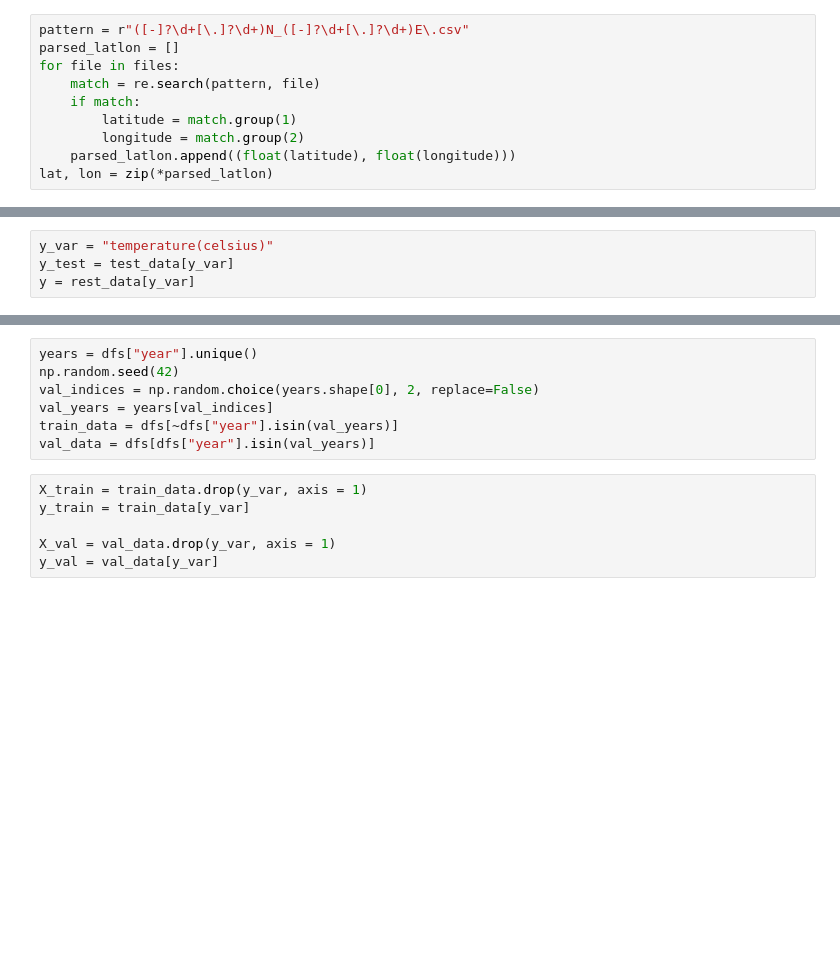
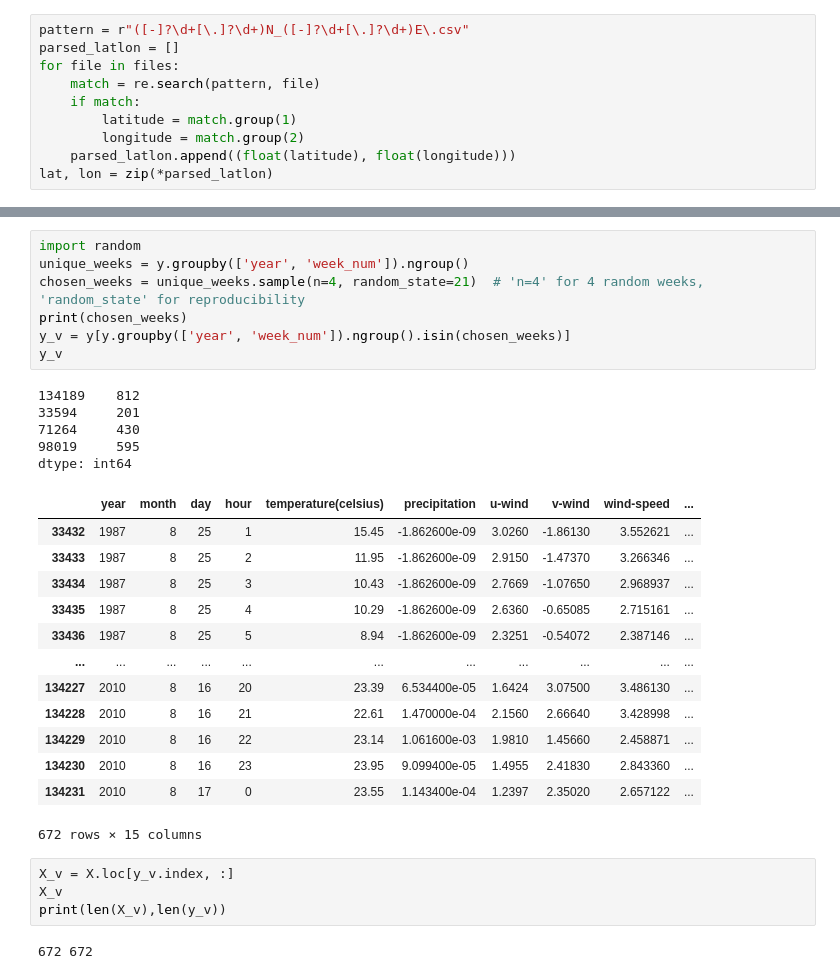
Before and after one commit to MahatmaDanG/ADSGroup16, a Jupyter notebook: ml/nn.ipynb, the cells around one changed output, grey strips where cells are left out. Drawn from its saved outputs; the diff is of its cells as text; blank space fills up the shorter version.

```diff
--- a/ml/nn.ipynb
+++ b/ml/nn.ipynb
@@ -66,4 +134,0 @@ rest_data = dfs[dfs["year"]!=2018]
-# %%
-y_var = "temperature(celsius)"
-y_test = test_data[y_var]
-y = rest_data[y_var]
@@ -86,13 +135,32 @@ Name: temperature(celsius), Length: 3997428, dtype: float64
-# %%
-years = dfs["year"].unique()
-np.random.seed(42)
-val_indices = np.random.choice(years.shape[0], 2, replace=False)
-val_years = years[val_indices]
-train_data = dfs[~dfs["year"].isin(val_years)]
-val_data = dfs[dfs["year"].isin(val_years)]
-# %%
-X_train = train_data.drop(y_var, axis = 1)
-y_train = train_data[y_var]
-
-X_val = val_data.drop(y_var, axis = 1)
-y_val = val_data[y_var]
+# %%
+import random
+unique_weeks = y.groupby(['year', 'week_num']).ngroup()
+chosen_weeks = unique_weeks.sample(n=4, random_state=21)  # 'n=4' for 4 random weeks, 'random_state' for reproducibility
+print(chosen_weeks)
+y_v = y[y.groupby(['year', 'week_num']).ngroup().isin(chosen_weeks)]
+y_v
+# %% [output]
+134189    812
+33594     201
+71264     430
+98019     595
+dtype: int64
+|  | year | month | day | hour | temperature(celsius) | precipitation | u-wind | v-wind | wind-speed | ... |
+| 33432 | 1987 | 8 | 25 | 1 | 15.45 | -1.862600e-09 | 3.0260 | -1.86130 | 3.552621 | ... |
+| 33433 | 1987 | 8 | 25 | 2 | 11.95 | -1.862600e-09 | 2.9150 | -1.47370 | 3.266346 | ... |
+| 33434 | 1987 | 8 | 25 | 3 | 10.43 | -1.862600e-09 | 2.7669 | -1.07650 | 2.968937 | ... |
+| 33435 | 1987 | 8 | 25 | 4 | 10.29 | -1.862600e-09 | 2.6360 | -0.65085 | 2.715161 | ... |
+| 33436 | 1987 | 8 | 25 | 5 | 8.94 | -1.862600e-09 | 2.3251 | -0.54072 | 2.387146 | ... |
+| ... | ... | ... | ... | ... | ... | ... | ... | ... | ... | ... |
+| 134227 | 2010 | 8 | 16 | 20 | 23.39 | 6.534400e-05 | 1.6424 | 3.07500 | 3.486130 | ... |
+| 134228 | 2010 | 8 | 16 | 21 | 22.61 | 1.470000e-04 | 2.1560 | 2.66640 | 3.428998 | ... |
+| 134229 | 2010 | 8 | 16 | 22 | 23.14 | 1.061600e-03 | 1.9810 | 1.45660 | 2.458871 | ... |
+| 134230 | 2010 | 8 | 16 | 23 | 23.95 | 9.099400e-05 | 1.4955 | 2.41830 | 2.843360 | ... |
+| 134231 | 2010 | 8 | 17 | 0 | 23.55 | 1.143400e-04 | 1.2397 | 2.35020 | 2.657122 | ... |
+672 rows × 15 columns
+# %%
+X_v = X.loc[y_v.index, :]
+X_v
+print(len(X_v),len(y_v))
+# %% [output]
+672 672
```
Also changed, not shown: parts of 28 cells of this notebook, 8 other files.
